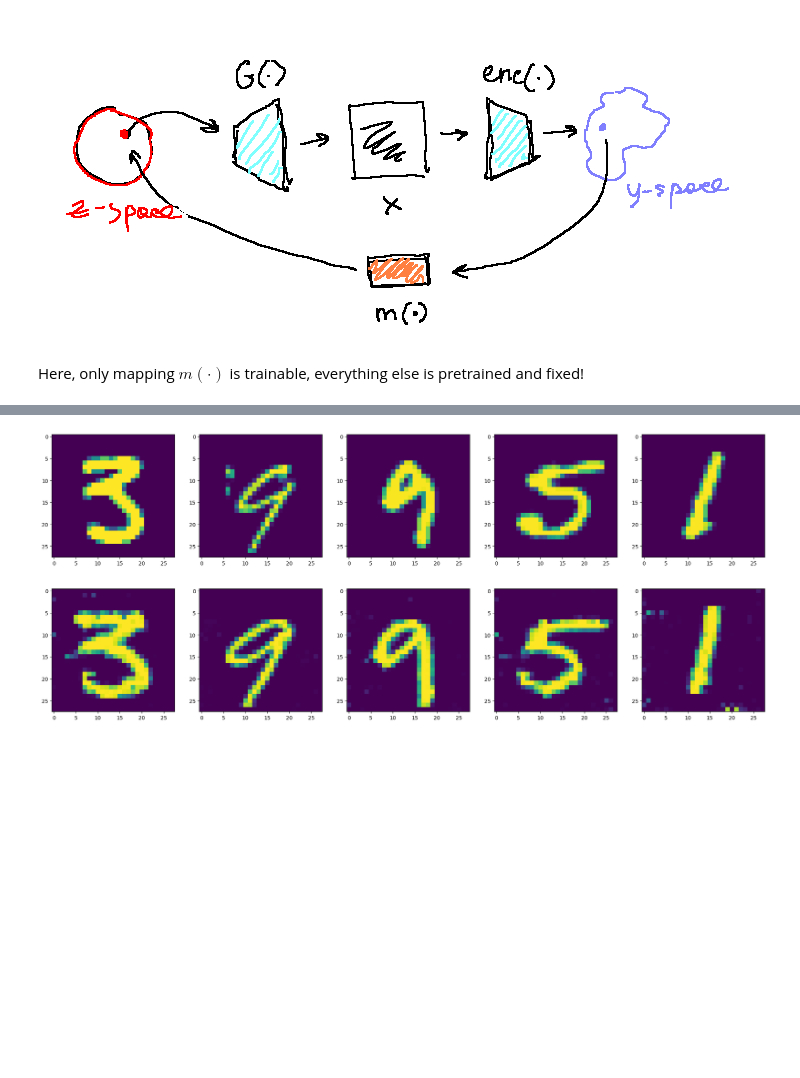
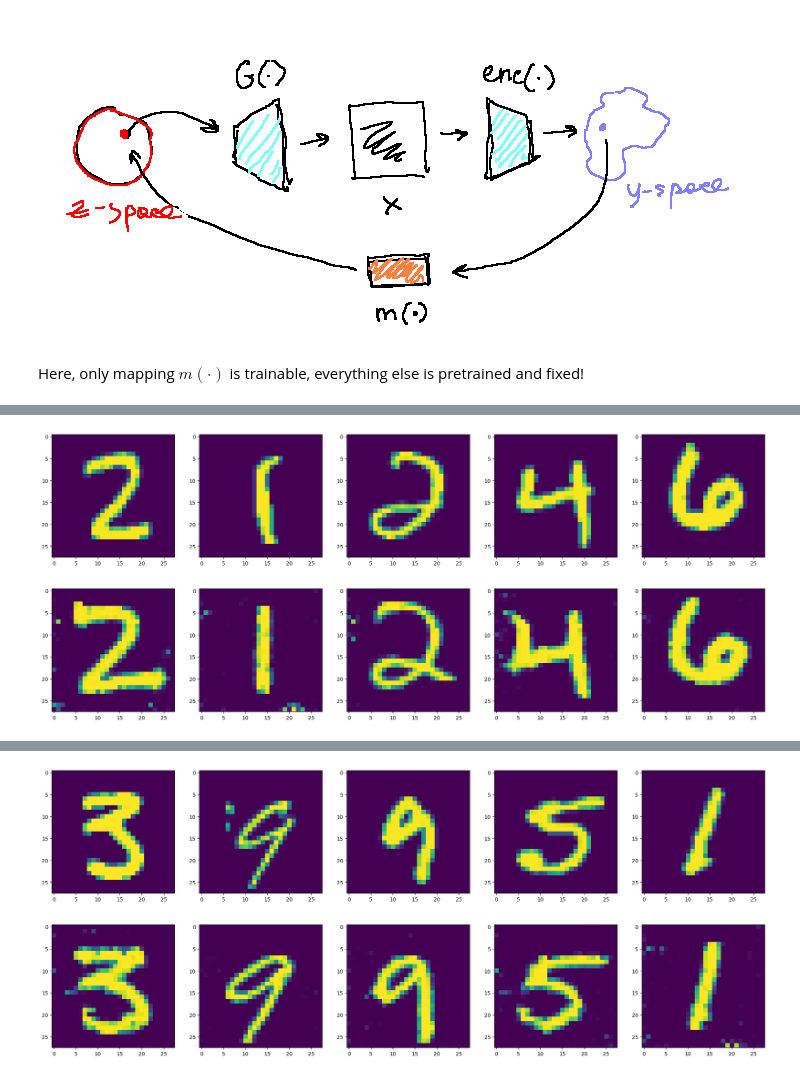
Before and after one commit to shredder67/gan-latent-inverse, a Jupyter notebook: mnist/experiment.ipynb, the cells around one changed output, grey strips where cells are left out. Cells and saved outputs as stored; diff of their text form; code cells hidden in the pictures; blank space fills up the shorter version.

```diff
--- a/mnist/experiment.ipynb
+++ b/mnist/experiment.ipynb
@@ -147,0 +199,29 @@ plt.show()
+# %%
+from torchvision import transforms as T
+
+args = AttributeDict()
+args.noise_lantents = False
+args.adv_loss_used = False
+args.rec_loss_scale = 0.
+
+
+mapping = M(n_hidden, hidden_dim, y_dim, z_dim).to(DEVICE)
+optimizer = optim.Adam(mapping.parameters(), lr=1e-4)
+
+masking_loss_hist = train_latent_map(
+    mapping,
+    generator=G,
+    encoder=E,
+    loss_fn=F.mse_loss,
+    optimizer=optimizer,
+    num_iters=num_iters,
+    batch_size=batch_size,
+    image_augmentations=T.RandomErasing(),
+    args=args
+)
+
+torch.save(mapping.state_dict(), f"models/masking/mapping_{n_hidden}_{hidden_dim}.pth")
+# %%
+visualize_inversion(eval_samples, mapping, saved_weights_path="models/masking/mapping_3_128.pth")
+# %% [output]
+[figure, added]
```
Also changed, not shown: parts of 50 cells of this notebook, 1 other file.
